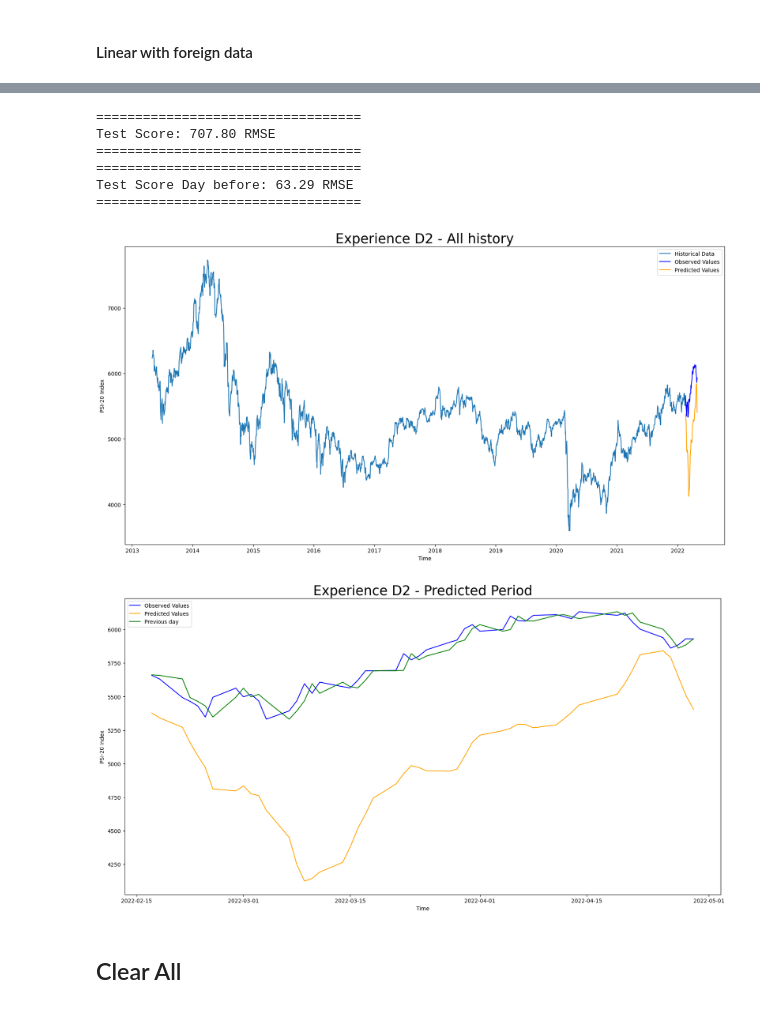
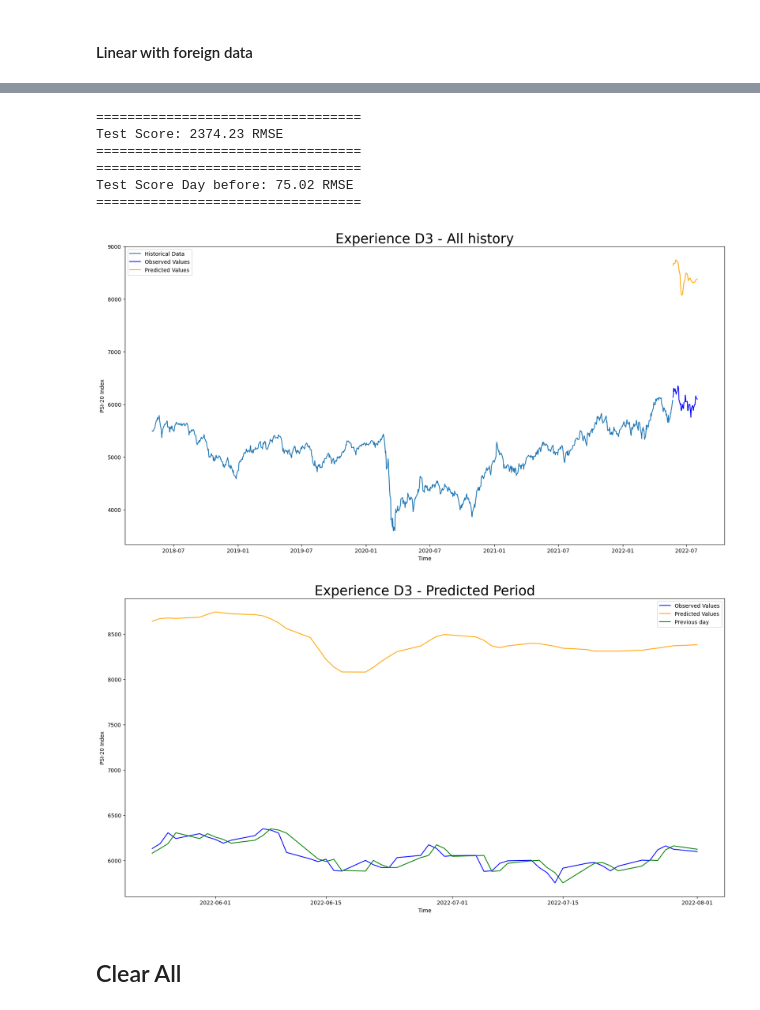
Before and after one commit to zohanny/LSTM-Euronext, a Jupyter notebook: EURONEXT LISBON - Forecasting with LSTM.ipynb, the cells around one changed output, grey strips where cells are left out. Drawn from its saved outputs; the diff is of its cells as text; code cells hidden in the pictures.

Commit message:
just after testing with different scalers. no luck

```diff
--- a/EURONEXT LISBON - Forecasting with LSTM.ipynb
+++ b/EURONEXT LISBON - Forecasting with LSTM.ipynb
@@ -548,11 +548,12 @@ plotHistory(history, yaxis="Loss")
 from datetime import date, timedelta
 
 # Load DFs
-dfspain = load_dfspain();
+dfspain = load_dfspain()
 df = load_df_portugal()
 
+
 # Truncate Data for different period analysis
-end_date='2022-05-01 00:00:00+00:00'
+end_date='2022-08-01 00:00:00+00:00'
 df=df.truncate(after=pd.Timestamp(end_date))
 dfspain=dfspain.truncate(after=pd.Timestamp(end_date))
 
@@ -938,7 +939,4 @@ day_before_price = generateBenchmark(global_data_p,size_train_data)
 
 # the model makes its predictiona (scaled data)
 predicted_stock_price=lstm_model.predict(X_test)
-
-#We (un)scale the data back.
-predicted_stock_price=scaler_p.inverse_transform(predicted_stock_price)
 # %% [output]
@@ -957,18 +944,22 @@ plt.show()
+# %%
+
+#We (un)scale the data back.
+pred=scaler_f.inverse_transform(predicted_stock_price)
 # %%
-testPredictionsScore_f(actual=test_data_p, predicted=predicted_stock_price)
+testPredictionsScore_f(actual=test_data_p, predicted=pred)
 testDayBeforeScore(test_data_p,day_before_price)
 # %% [output]
 ==================================
-Test Score: 707.80 RMSE
+Test Score: 2374.23 RMSE
 ==================================
 ==================================
-Test Score Day before: 63.29 RMSE
+Test Score Day before: 75.02 RMSE
 ==================================
 # %%
-plotResults(history=global_data_p, predicted=predicted_stock_price,benchmark=day_before_price,title="Experience D3")
+plotResults(history=global_data_p, predicted=pred,benchmark=day_before_price,title="Experience D3")
 # %% [output]
-[figure, old version]
+[figure, new version]
-[figure, old version]
+[figure, new version]
 # %% [markdown]
 ## Clear All
 # %%
```
Also changed, not shown: parts of 10 cells of this notebook, 2 other files.
